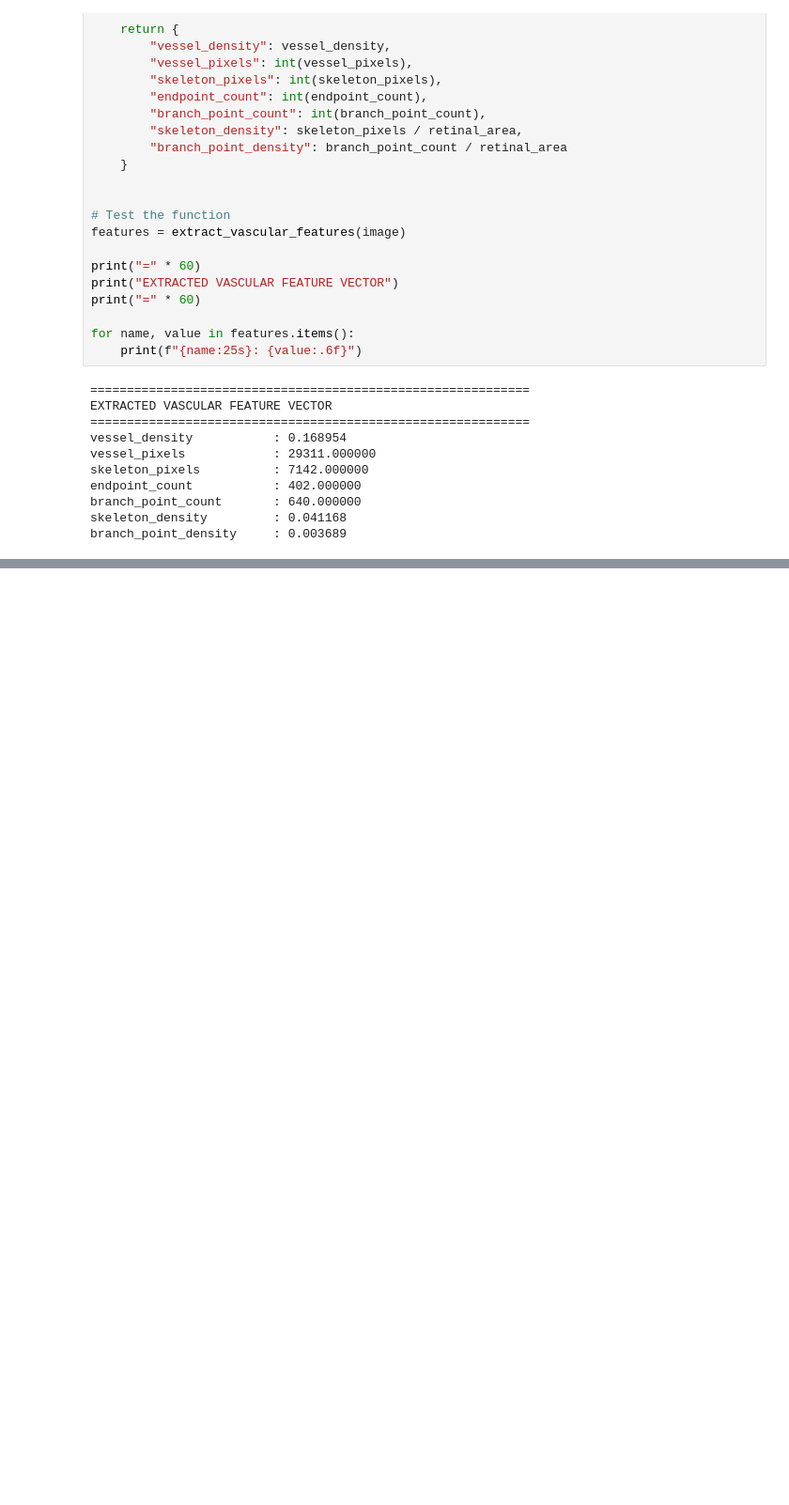
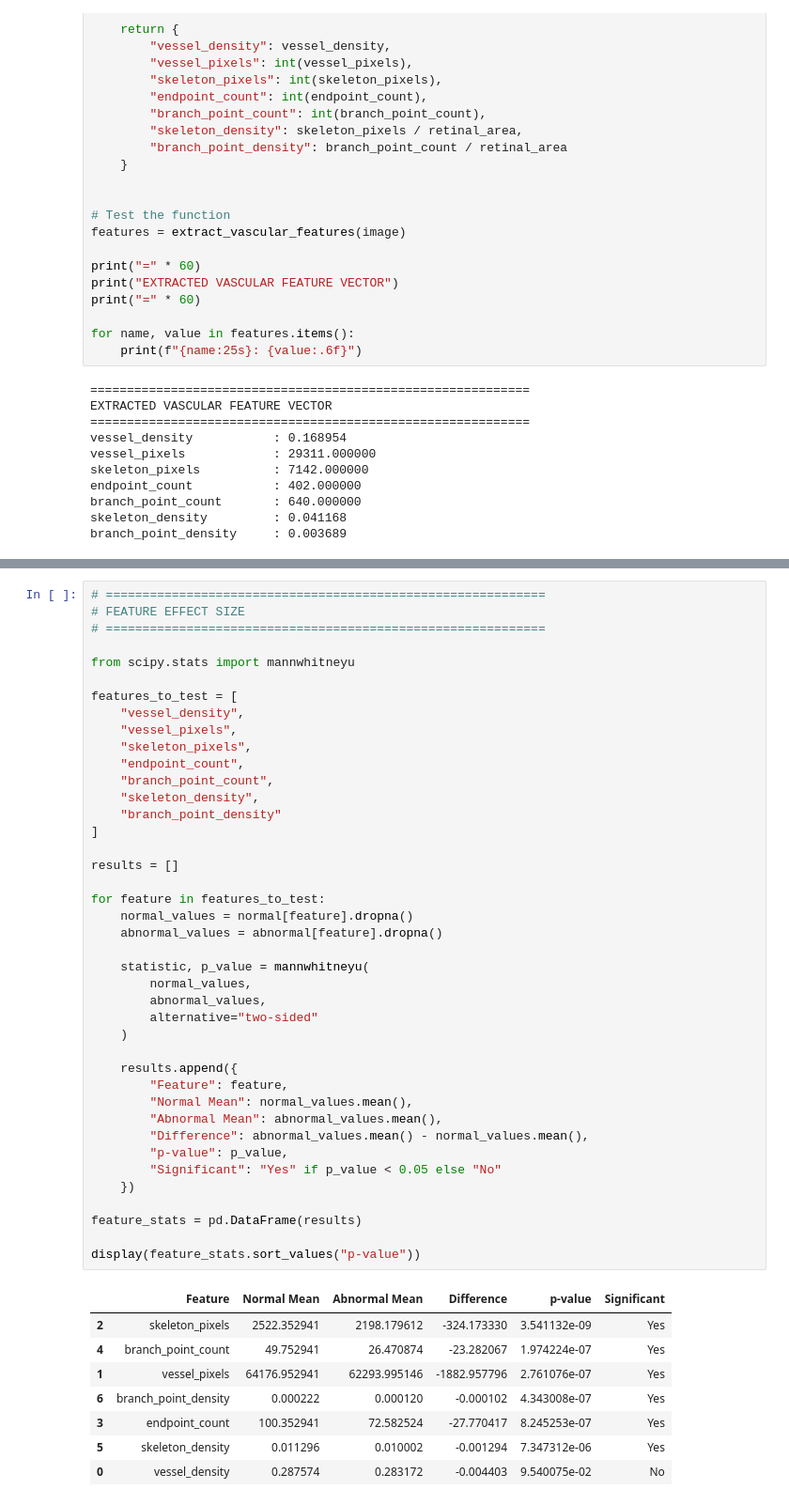
Before and after one commit to shimantranjan/cardiovision-ai, a Jupyter notebook: notebooks/04_vessel_analysis.ipynb, the cells around one changed output, grey strips where cells are left out. Shown at 94% size. Cells and saved outputs as stored; diff of their text form; blank space fills up the shorter version.

```diff
--- a/notebooks/04_vessel_analysis.ipynb
+++ b/notebooks/04_vessel_analysis.ipynb
@@ -499,0 +919,50 @@ branch_point_density     : 0.003689
+# %%
+# ============================================================
+# FEATURE EFFECT SIZE
+# ============================================================
+
+from scipy.stats import mannwhitneyu
+
+features_to_test = [
+    "vessel_density",
+    "vessel_pixels",
+    "skeleton_pixels",
+    "endpoint_count",
+    "branch_point_count",
+    "skeleton_density",
+    "branch_point_density"
+]
+
+results = []
+
+for feature in features_to_test:
+    normal_values = normal[feature].dropna()
+    abnormal_values = abnormal[feature].dropna()
+
+    statistic, p_value = mannwhitneyu(
+        normal_values,
+        abnormal_values,
+        alternative="two-sided"
+    )
+
+    results.append({
+        "Feature": feature,
+        "Normal Mean": normal_values.mean(),
+        "Abnormal Mean": abnormal_values.mean(),
+        "Difference": abnormal_values.mean() - normal_values.mean(),
+        "p-value": p_value,
+        "Significant": "Yes" if p_value < 0.05 else "No"
+    })
+
+feature_stats = pd.DataFrame(results)
+
+display(feature_stats.sort_values("p-value"))
+# %% [output]
+|  | Feature | Normal Mean | Abnormal Mean | Difference | p-value | Significant |
+| 2 | skeleton_pixels | 2522.352941 | 2198.179612 | -324.173330 | 3.541132e-09 | Yes |
+| 4 | branch_point_count | 49.752941 | 26.470874 | -23.282067 | 1.974224e-07 | Yes |
+| 1 | vessel_pixels | 64176.952941 | 62293.995146 | -1882.957796 | 2.761076e-07 | Yes |
+| 6 | branch_point_density | 0.000222 | 0.000120 | -0.000102 | 4.343008e-07 | Yes |
+| 3 | endpoint_count | 100.352941 | 72.582524 | -27.770417 | 8.245253e-07 | Yes |
+| 5 | skeleton_density | 0.011296 | 0.010002 | -0.001294 | 7.347312e-06 | Yes |
+| 0 | vessel_density | 0.287574 | 0.283172 | -0.004403 | 9.540075e-02 | No |
```
Also changed, not shown: parts of 13 cells of this notebook.
